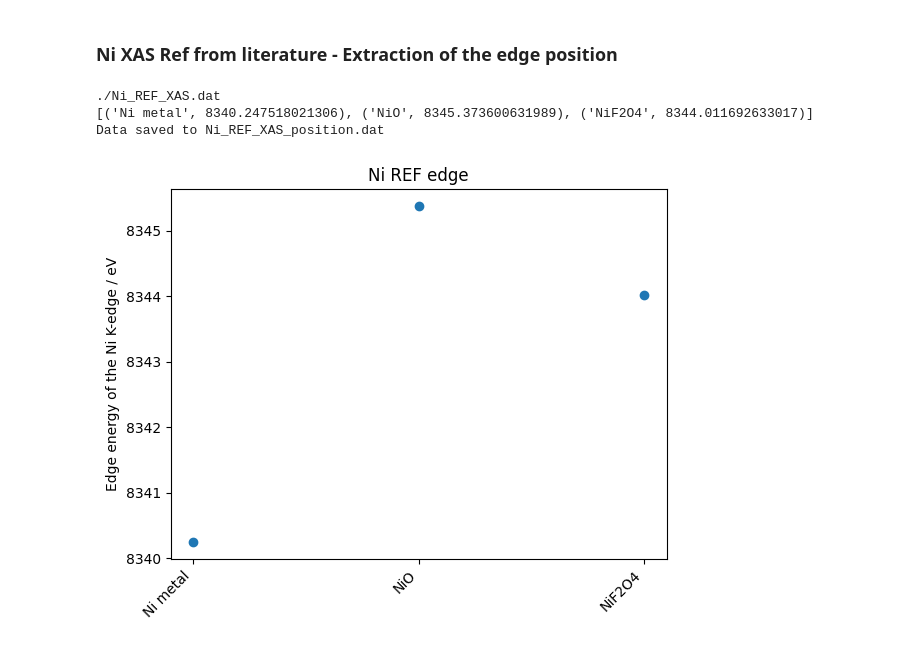
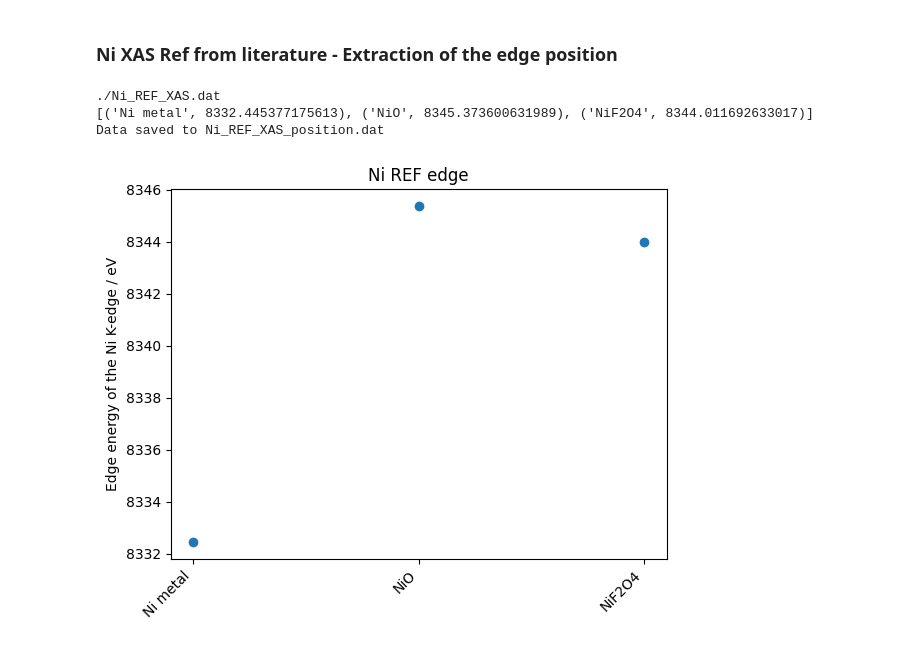
Before and after one commit to raulgarciadiez/myspot_2024_07, a Jupyter notebook: S7-NiFe-6Sm/Summary_plots.ipynb, the cells around one changed output. Saved outputs shown, nothing was run; the diff lists cells and outputs as text; code cells hidden in the pictures.

```diff
--- a/S7-NiFe-6Sm/Summary_plots.ipynb
+++ b/S7-NiFe-6Sm/Summary_plots.ipynb
@@ -804,6 +804,7 @@ norm = mcolors.Normalize(vmin=0, vmax=(result_df.shape[1]-1) / 2)
 
 monoE_min = 8323
 monoE_max = 8352
+monoE_max_metal = 8335
 
 energ_calib_Ni_REF_XAS_list = []
 
@@ -815,7 +816,10 @@ if 'Energy' in result_df.columns:
         for idx, value in enumerate(result_df[column]):
 
             closest_monoE1 = find_closest(monoE_min, result_df['Energy'])
-            closest_monoE2 = find_closest(monoE_max, result_df['Energy'])
+            if column == 'Ni metal':
+                closest_monoE2 = find_closest(monoE_max_metal, result_df['Energy'])
+            else:
+                closest_monoE2 = find_closest(monoE_max, result_df['Energy'])
 
             signal_min = result_df.loc[result_df['Energy'] == closest_monoE1, column].values[0]
             signal_max = result_df.loc[result_df['Energy'] == closest_monoE2, column].values[0]
@@ -848,32 +852,32 @@ if 'Energy' in result_df.columns:
         energ_calib_Ni_REF_XAS_list.append((column,float(interpolated_monoE)))
 print(energ_calib_Ni_REF_XAS_list)
 
 #Save the edge data in a new file
 filename = "Ni_REF_XAS_position.dat"  #'sample_data.dat'
 
 # Open the file in write mode
 with open(filename, 'w') as file:
     # Write the header
     file.write('Reference,Energy (eV)\n')
     # Write each tuple in the data
     for condition, energy in energ_calib_Ni_REF_XAS_list:
         file.write(f'{condition},{energy}\n')
 
 print(f'Data saved to {filename}')
 
 # Extract x and y values
 x_labels = [item[0] for item in energ_calib_Ni_REF_XAS_list]
 y_values = [item[1] for item in energ_calib_Ni_REF_XAS_list]
 
 # Create a scatter plot
 plt.scatter(x_labels, y_values)
 plt.xticks(rotation=45, ha='right')
 plt.ylabel ("Edge energy of the Ni K-edge / eV")
 #plt.legend(loc='upper left', bbox_to_anchor=(1, 1))
 plt.title("Ni REF edge")
 plt.savefig('Ni_REF_XAS_edge.png')
 # %% [output]
 ./Ni_REF_XAS.dat
-[('Ni metal', 8340.247518021306), ('NiO', 8345.373600631989), ('NiF2O4', 8344.011692633017)]
+[('Ni metal', 8332.445377175613), ('NiO', 8345.373600631989), ('NiF2O4', 8344.011692633017)]
 Data saved to Ni_REF_XAS_position.dat
-[figure, old version]
+[figure, new version]
```
Also changed, not shown: 2 other files.
